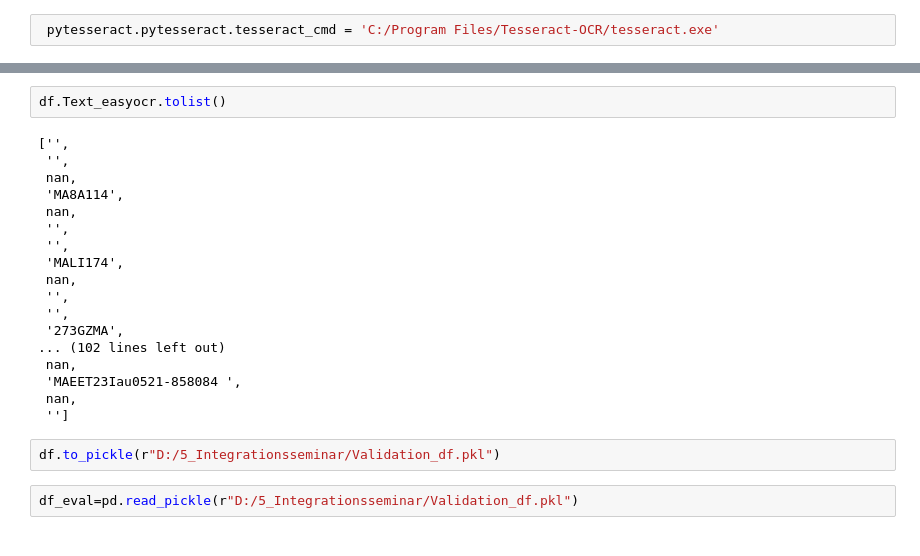
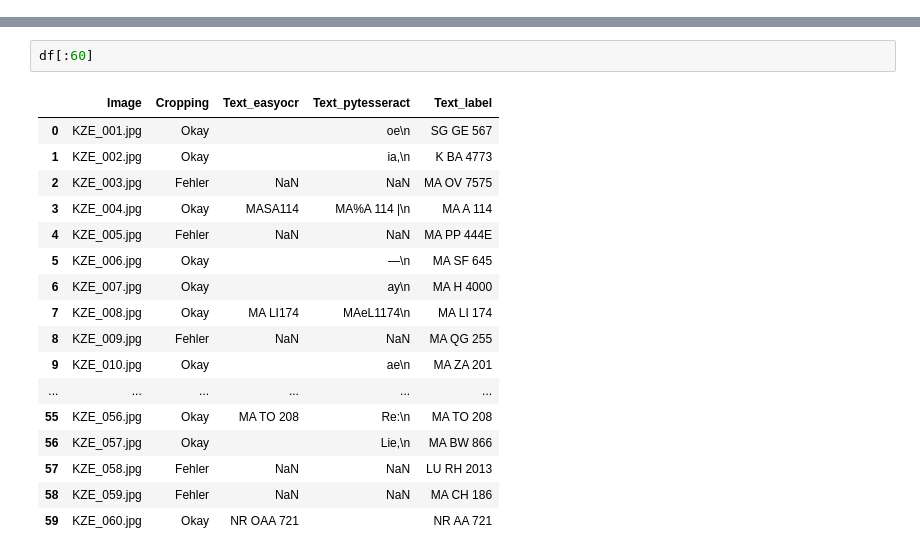
Before and after one commit to 1337DS/SmartGarage, a Jupyter notebook: Pipeline Kennzeichen.ipynb, the cells around one changed output, grey strips where cells are left out. Drawn from its saved outputs; the diff is of its cells as text.

```diff
--- a/Pipeline Kennzeichen.ipynb
+++ b/Pipeline Kennzeichen.ipynb
@@ -44,4 +49,2 @@ df
 118 rows × 5 columns
-# %%
- pytesseract.pytesseract.tesseract_cmd = 'C:/Program Files/Tesseract-OCR/tesseract.exe'
 # %%
@@ -136,24 +139,20 @@ Fehler Crop bei Bild D:/5_Integrationsseminar/Bilder/small/KZE_009.jpg
 # %%
-df.Text_easyocr.tolist()
+df[:60]
 # %% [output]
-['',
- '',
- nan,
- 'MA8A114',
- nan,
- '',
- '',
- 'MALI174',
- nan,
- '',
- '',
- '273GZMA',
-... (102 lines left out)
- nan,
- 'MAEET23Iau0521-858084 ',
- nan,
- '']
+|  | Image | Cropping | Text_easyocr | Text_pytesseract | Text_label |
+| 0 | KZE_001.jpg | Okay |  | oe\n | SG GE 567 |
+| 1 | KZE_002.jpg | Okay |  | ia,\n | K BA 4773 |
+| 2 | KZE_003.jpg | Fehler | NaN | NaN | MA OV 7575 |
+| 3 | KZE_004.jpg | Okay | MASA114 | MA%A 114 |\n | MA A 114 |
+| 4 | KZE_005.jpg | Fehler | NaN | NaN | MA PP 444E |
+| 5 | KZE_006.jpg | Okay |  | —\n | MA SF 645 |
+| 6 | KZE_007.jpg | Okay |  | ay\n | MA H 4000 |
+| 7 | KZE_008.jpg | Okay | MA LI174 | MAeL1174\n | MA LI 174 |
+| 8 | KZE_009.jpg | Fehler | NaN | NaN | MA QG 255 |
+| 9 | KZE_010.jpg | Okay |  | ae\n | MA ZA 201 |
+| ... | ... | ... | ... | ... | ... |
+| 55 | KZE_056.jpg | Okay | MA TO 208 | Re:\n | MA TO 208 |
+| 56 | KZE_057.jpg | Okay |  | Lie,\n | MA BW 866 |
+| 57 | KZE_058.jpg | Fehler | NaN | NaN | LU RH 2013 |
+| 58 | KZE_059.jpg | Fehler | NaN | NaN | MA CH 186 |
+| 59 | KZE_060.jpg | Okay | NR OAA 721 |  | NR AA 721 |
-# %%
-df.to_pickle(r"D:/5_Integrationsseminar/Validation_df.pkl")
-# %%
-df_eval=pd.read_pickle(r"D:/5_Integrationsseminar/Validation_df.pkl")
```
Also changed, not shown: parts of 10 cells of this notebook, 1 other file.
